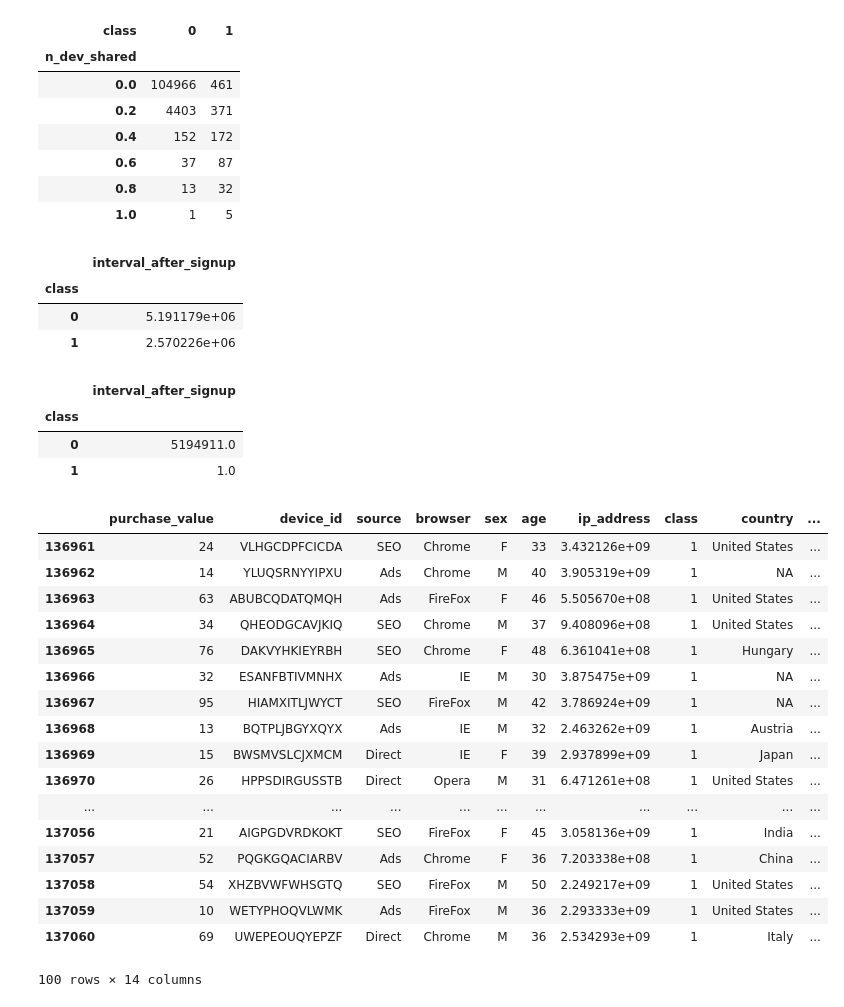
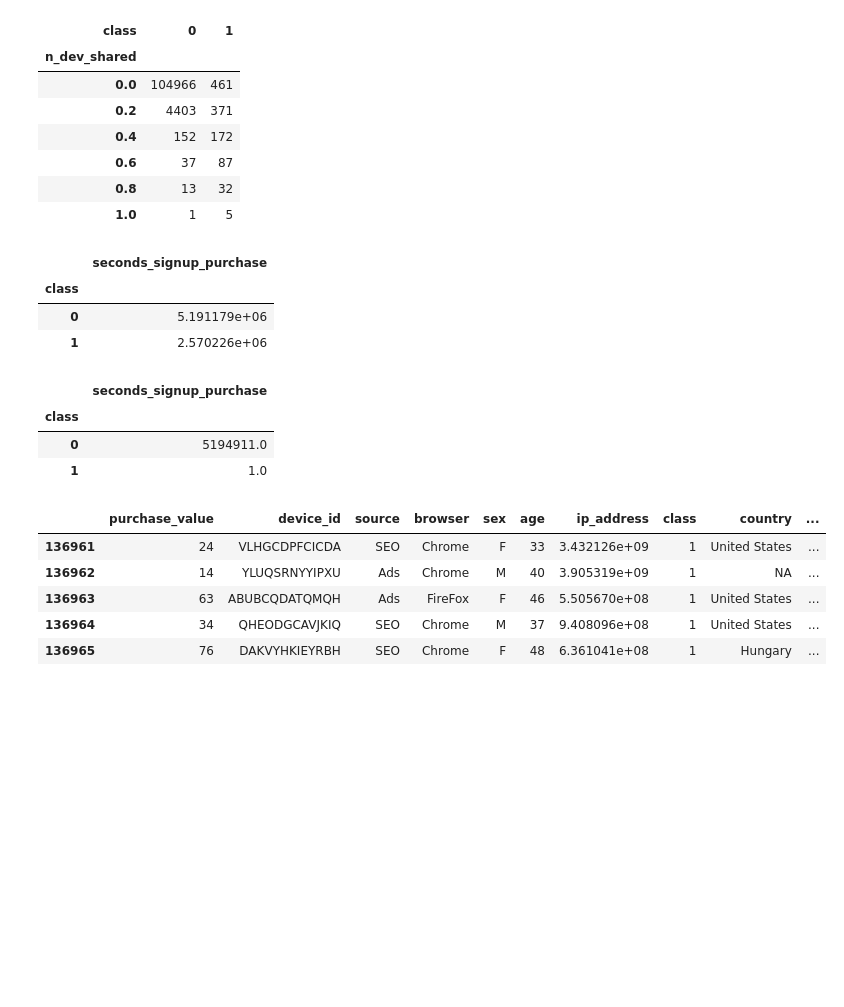
Before and after one commit to Connielee99/Fraud-Detection, a Jupyter notebook: Fraud_Detection.ipynb, the cells around one changed output. Drawn from its saved outputs; the diff is of its cells as text; code cells hidden in the pictures; blank space fills up the shorter version.

```diff
--- a/Fraud_Detection.ipynb
+++ b/Fraud_Detection.ipynb
@@ -499,43 +457,31 @@ pd.crosstab(trainDF["n_dev_shared"],trainDF["class"])
 | 0.6 | 37 | 87 |
 | 0.8 | 13 | 32 |
 | 1.0 | 1 | 5 |
-# %%
-fraud_data.groupby("class")[['interval_after_signup']].mean()#action velocity(consecutive operations/actions of user)
-#interval_after_signup on frauds are significantly lower compared to legits
-# %% [output]
-|  | interval_after_signup |
-| class |  |
-| 0 | 5.191179e+06 |
-| 1 | 2.570226e+06 |
+# %%
+# seconds_signup_purchase on frauds are significantly lower compared to legits
+fraud_data.groupby("class")[['seconds_signup_purchase']].mean()
+# %% [output]
+|  | seconds_signup_purchase |
+| class |  |
+| 0 | 5.191179e+06 |
+| 1 | 2.570226e+06 |
 # %%
-fraud_data.groupby("class")[['interval_after_signup']].median()#1
-#more than half of fraud happened 1s after signed up
+# more than half of fraud happened 1s after signed up
+fraud_data.groupby("class")[['seconds_signup_purchase']].median()
 # %% [output]
-|  | interval_after_signup |
+|  | seconds_signup_purchase |
 | class |  |
 | 0 | 5194911.0 |
 | 1 | 1.0 |
 # %%
-fraud_data[fraud_data['class'] == 1].head(100)
+fraud_data[fraud_data['class'] == 1].head()
 # %% [output]
 |  | purchase_value | device_id | source | browser | sex | age | ip_address | class | country | ... |
 | 136961 | 24 | VLHGCDPFCICDA | SEO | Chrome | F | 33 | 3.432126e+09 | 1 | United States | ... |
 | 136962 | 14 | YLUQSRNYYIPXU | Ads | Chrome | M | 40 | 3.905319e+09 | 1 | NA | ... |
 | 136963 | 63 | ABUBCQDATQMQH | Ads | FireFox | F | 46 | 5.505670e+08 | 1 | United States | ... |
 | 136964 | 34 | QHEODGCAVJKIQ | SEO | Chrome | M | 37 | 9.408096e+08 | 1 | United States | ... |
 | 136965 | 76 | DAKVYHKIEYRBH | SEO | Chrome | F | 48 | 6.361041e+08 | 1 | Hungary | ... |
-| 136966 | 32 | ESANFBTIVMNHX | Ads | IE | M | 30 | 3.875475e+09 | 1 | NA | ... |
-| 136967 | 95 | HIAMXITLJWYCT | SEO | FireFox | M | 42 | 3.786924e+09 | 1 | NA | ... |
-| 136968 | 13 | BQTPLJBGYXQYX | Ads | IE | M | 32 | 2.463262e+09 | 1 | Austria | ... |
-| 136969 | 15 | BWSMVSLCJXMCM | Direct | IE | F | 39 | 2.937899e+09 | 1 | Japan | ... |
-| 136970 | 26 | HPPSDIRGUSSTB | Direct | Opera | M | 31 | 6.471261e+08 | 1 | United States | ... |
-| ... | ... | ... | ... | ... | ... | ... | ... | ... | ... | ... |
-| 137056 | 21 | AIGPGDVRDKOKT | SEO | FireFox | F | 45 | 3.058136e+09 | 1 | India | ... |
-| 137057 | 52 | PQGKGQACIARBV | Ads | Chrome | F | 36 | 7.203338e+08 | 1 | China | ... |
-| 137058 | 54 | XHZBVWFWHSGTQ | SEO | FireFox | M | 50 | 2.249217e+09 | 1 | United States | ... |
-| 137059 | 10 | WETYPHOQVLWMK | Ads | FireFox | M | 36 | 2.293333e+09 | 1 | United States | ... |
-| 137060 | 69 | UWEPEOUQYEPZF | Direct | Chrome | M | 36 | 2.534293e+09 | 1 | Italy | ... |
-100 rows × 14 columns
 # %%
 #for task 4, how to use the prediction:
 t = (10 * probsBest_recall[:, 1]).astype(int)
```
Also changed, not shown: parts of 30 cells of this notebook.
